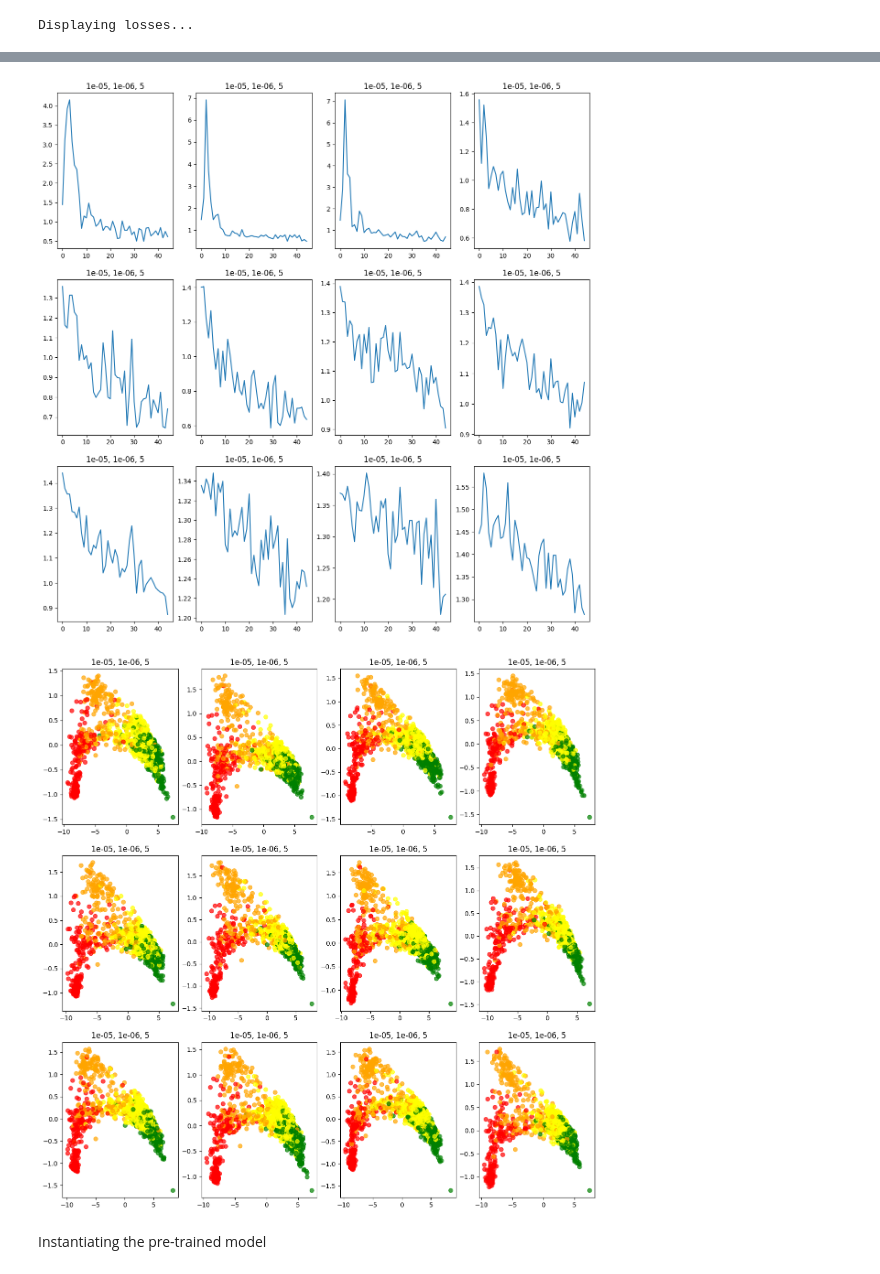
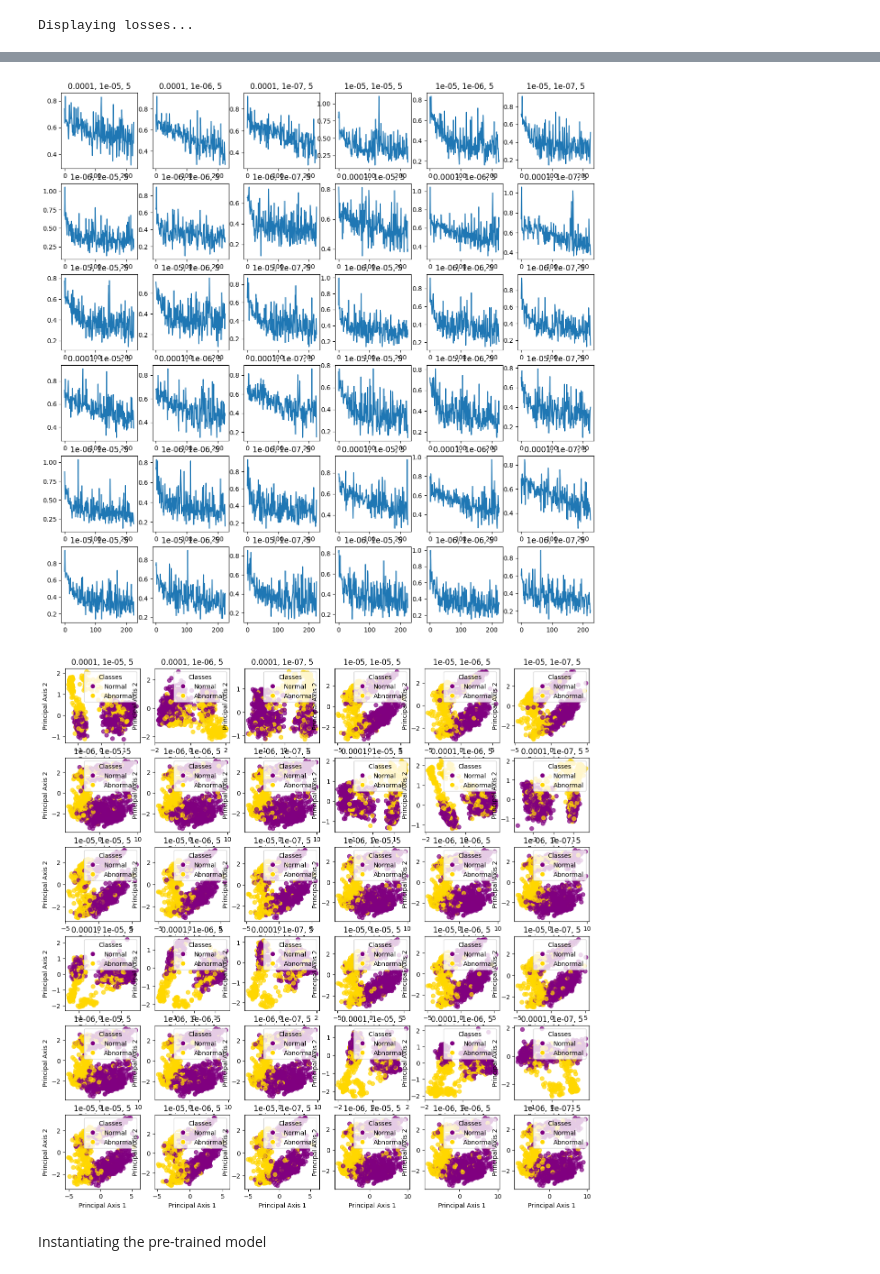
Before and after one commit to ModernNeesh/alertcalifornia-anomaly-detection, a Jupyter notebook: model_test_runs_deepsad.ipynb, the cells around one changed output, grey strips where cells are left out. Saved outputs shown, nothing was run; the diff lists cells and outputs as text; code cells hidden in the pictures.

```diff
--- a/model_test_runs_deepsad.ipynb
+++ b/model_test_runs_deepsad.ipynb
@@ -30,7 +44,7 @@ device = 'cuda'
 model_path = 'weights/'
 model_name = "deepsad_init_model.pth"
 
-data = dataloading.get_data(labels_csv, 'camera_data/images/', replace_images = False)
+data = dataloading.get_data(labels_csv, 'camera_data/images/', replace_images = False, binarize = False)
 
 labeled_data = data[data['choice'] > -1]
 
@@ -43,10 +89,10 @@ train_dataloader, val_dataloader, test_dataloader = dataloading.get_train_val_te
 # %%
-def run_model(lr, eta, alpha, weight_decay, num_epochs, head_num_epochs, head_lr, model_name):
+def run_model(lr, eta, weight_decay, num_epochs, head_num_epochs, head_lr, model_name):
     encoder = models.create_encoder()
     encoder.to(device)
     encoder.load_state_dict(torch.load('weights/model_weights_camera_10-27-25.pth', map_location=device, weights_only=True))
 
-    loss_func = loss_functions.HierarchicalSADLoss(model=encoder, train_data=train_dataloader, num_classes = 4, device = device, eta = eta, alpha = alpha)
+    loss_func = loss_functions.DeepSADLoss(model=encoder, train_data=train_dataloader, device = device, eta = eta)
     optimizer = optim.Adam(encoder.parameters(), lr=lr, weight_decay=weight_decay)
 
     losses = model_functions.train_model(encoder, train_data=full_train_dataloader,
@@ -84,14 +130,14 @@ def run_model(lr, eta, alpha, weight_decay, num_epochs, head_num_epochs, head_lr
 
     reduced_embeddings, labels = model_functions.reduce_pca(train_embeddings, train_labels, dimensions=4)
 
-    classification_head = models.ClassificationHead()
+    classification_head = models.ClassificationHead(num_classes=2)
     classification_head.to(device)
 
     head_criterion = nn.CrossEntropyLoss()
     head_optimizer = optim.Adam(classification_head.parameters(), lr=head_lr) # Optimize only the new head
 
     losses = model_functions.train_classification_head(classification_head, train_embedding_dataloader, num_epochs=head_num_epochs, criterion=head_criterion, optimizer=head_optimizer,
-                                                       device=device, model_name=model_name, model_path = "weights/", save=True)
+                                                       device=device, model_name=model_name, model_path = "weights/")
 
     train_accuracy = model_functions.get_classification_accuracy(train_embeddings, train_labels, classification_head, device)
     val_accuracy = model_functions.get_classification_accuracy(val_embeddings, val_labels, classification_head, device)
@@ -102,41 +148,38 @@ def run_model(lr, eta, alpha, weight_decay, num_epochs, head_num_epochs, head_lr
 from itertools import product
 import matplotlib.pyplot as plt
 
-alpha = 10
-eta = 1
-lr = 1e-5
-weight_decay = 1e-6
+alpha = 0
+etas = [0.01, 0.1, 1, 10]
+lrs = [1e-4, 1e-5, 1e-6]
+weight_decay = [1e-5, 1e-6, 1e-7]
 num_epochs = 5
-head_num_epochs = [1,5,10]
-head_lrs = [1e-2, 1e-3, 1e-4, 1e-5]
+head_num_epochs = 5
+head_lr = 1e-3
 
-combinations = list(product(head_lrs, head_num_epochs))
+combinations = list(product(etas, lrs, weight_decay))
 
 accuracies_df = pd.DataFrame(index = pd.MultiIndex.from_tuples(combinations,
-                                                               names = ["Head Learning Rate", "Head Number of Epochs"]),
+                                                               names = ["Eta", "Learning Rate", "Weight Decay"]),
                                                                columns = ["Train Accuracy", "Val Accuracy"])
 
 
-fig_losses, ax_losses = plt.subplots(3, 4, figsize=(15, 15))
-fig_embeddings, ax_embeddings = plt.subplots(3, 4, figsize=(15, 15))
-for i, (head_lr, head_num_epochs) in enumerate(combinations):
-    losses, reduced_embeddings, labels, train_accuracy, val_accuracy = run_model(lr, eta, alpha, weight_decay,
+fig_losses, ax_losses = plt.subplots(6, 6, figsize=(15, 15))
+fig_embeddings, ax_embeddings = plt.subplots(6, 6, figsize=(15, 15))
+for i, (eta, lr, weight_decay) in enumerate(combinations):
+    losses, reduced_embeddings, labels, train_accuracy, val_accuracy = run_model(lr, eta, weight_decay,
                                                                                  num_epochs, head_num_epochs, head_lr,
                                                                                    model_name=model_name)
 
-    colors = {0: "green", 1: "yellow", 2: "orange", 3: "red"}
-    names = {0: "Normal", 1: "Minor Anomaly", 2: "Major Anomaly", 3: "Severe Anomaly"}
+    ax_losses[i//6, i%6].plot(list(range(len(losses))), losses)
+    ax_losses[i//6, i%6].set_title(f"{lr}, {weight_decay}, {num_epochs}")
 
-    ax_losses[i//4, i%4].plot(list(range(len(losses))), losses)
-    ax_losses[i//4, i%4].set_title(f"{lr}, {weight_decay}, {num_epochs}")
-
-    ax_embeddings[i//4, i%4] = data_vis.plot_data(reduced_embeddings, labels, colors=colors, names=names,
-                                                  ax=ax_embeddings[i//4, i%4],
+    ax_embeddings[i//6, i%6] = data_vis.plot_data(reduced_embeddings, labels,
+                                                  ax=ax_embeddings[i//6, i%6],
                                                   title=f"{lr}, {weight_decay}, {num_epochs}")
 
 
-    accuracies_df.loc[(head_lr, head_num_epochs), "Train Accuracy"] = train_accuracy
-    accuracies_df.loc[(head_lr, head_num_epochs), "Val Accuracy"] = val_accuracy
+    accuracies_df.loc[(eta, lr, weight_decay), "Train Accuracy"] = train_accuracy
+    accuracies_df.loc[(eta, lr, weight_decay), "Val Accuracy"] = val_accuracy
 
 
 print("Displaying losses...")
@@ -181,5 +228,5 @@ Displaying losses...
-[figure, old version]
+[figure, new version]
-[figure, old version]
+[figure, new version]
 # %% [markdown]
 Instantiating the pre-trained model
 # %%
```
Also changed, not shown: parts of 17 cells of this notebook, 8 other files.
